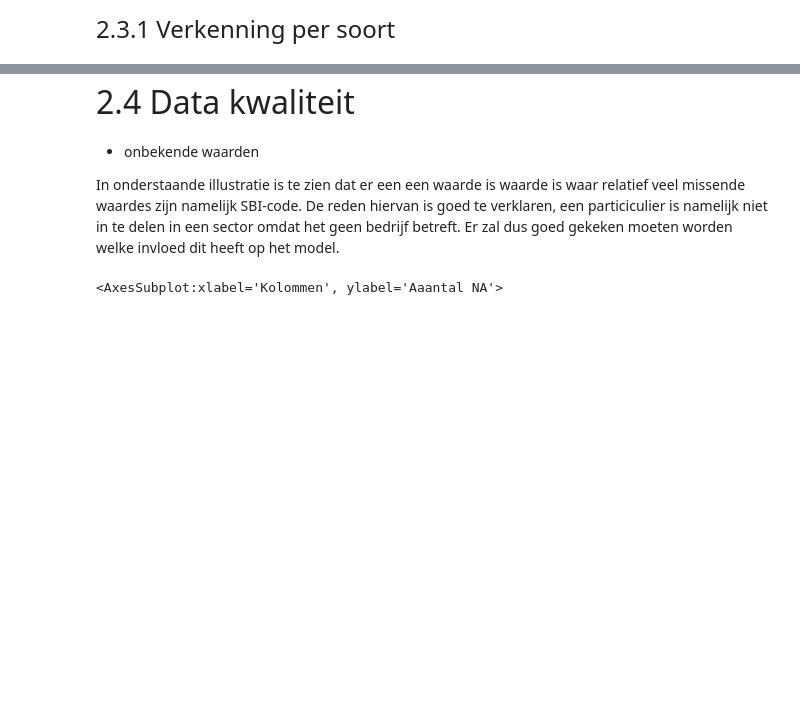
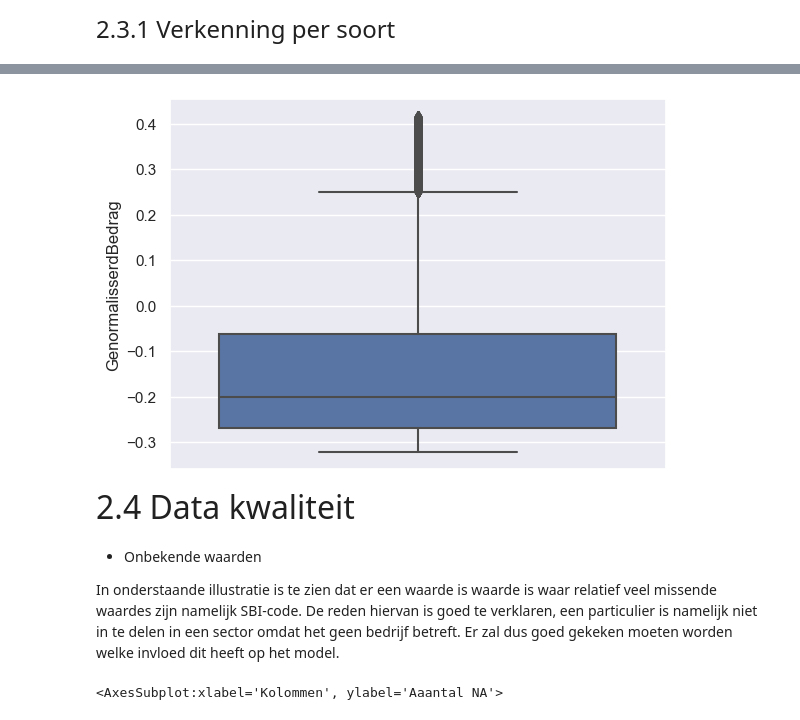
Before and after one commit to GeertJansenHU/ProjectML-21, a Jupyter notebook: notebooks/Project ML-21- Geert Jansen.ipynb, the cells around one changed output, grey strips where cells are left out. Cells and saved outputs as stored; diff of their text form; code cells hidden in the pictures; blank space fills up the shorter version.

```diff
--- a/notebooks/Project ML-21- Geert Jansen.ipynb
+++ b/notebooks/Project ML-21- Geert Jansen.ipynb
@@ -233,7 +262,13 @@ ax = sns.countplot(x="elec. factureren",hue = "OptijdBetaald", data=data,order=d
+# %%
+# Spreiding genormaliseerde bedragen
+sns.boxplot( y=data[ "GenormalisserdBedrag" ]);
+plt.show()
+# %% [output]
+[figure, added]
 # %% [markdown]
 <font size="6">2.4 Data kwaliteit</font>
 # %% [markdown]
-- onbekende waarden
+- Onbekende waarden
 
-In onderstaande illustratie is te zien dat er een een waarde is waarde is waar relatief veel missende waardes zijn namelijk SBI-code. De reden hiervan is goed te verklaren, een particiculier is namelijk niet in te delen in een sector omdat het geen bedrijf betreft. Er zal dus goed gekeken moeten worden welke invloed dit heeft op het model.
+In onderstaande illustratie is te zien dat er een waarde is waarde is waar relatief veel missende waardes zijn namelijk SBI-code. De reden hiervan is goed te verklaren, een particulier is namelijk niet in te delen in een sector omdat het geen bedrijf betreft. Er zal dus goed gekeken moeten worden welke invloed dit heeft op het model.
 # %%
```
Also changed, not shown: parts of 107 cells of this notebook.
